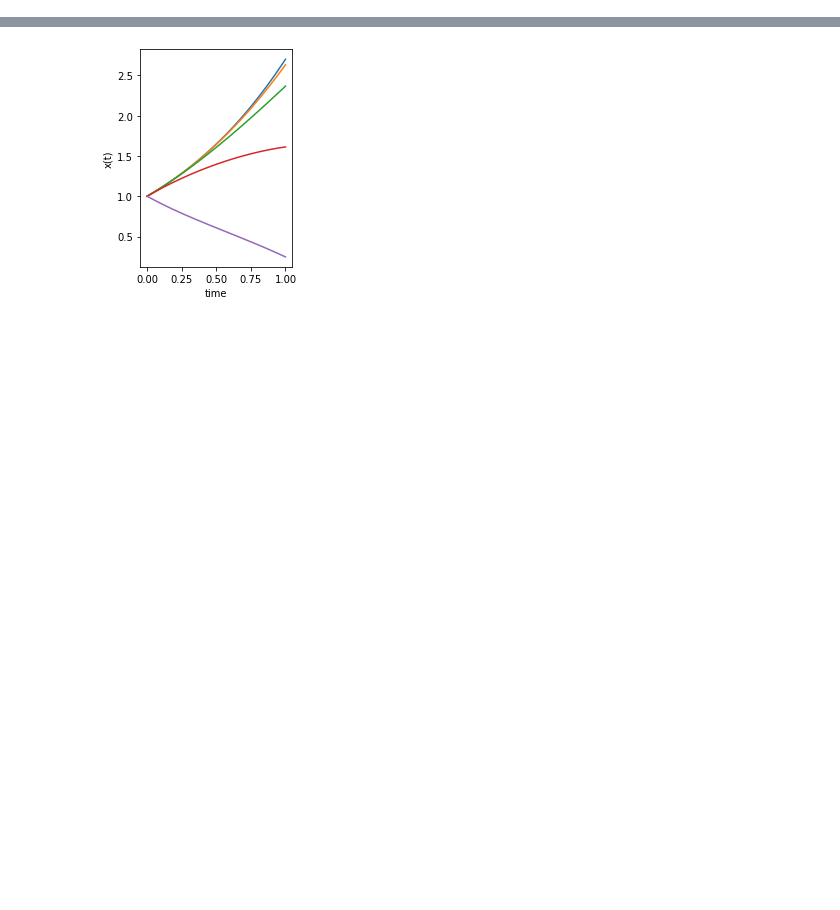
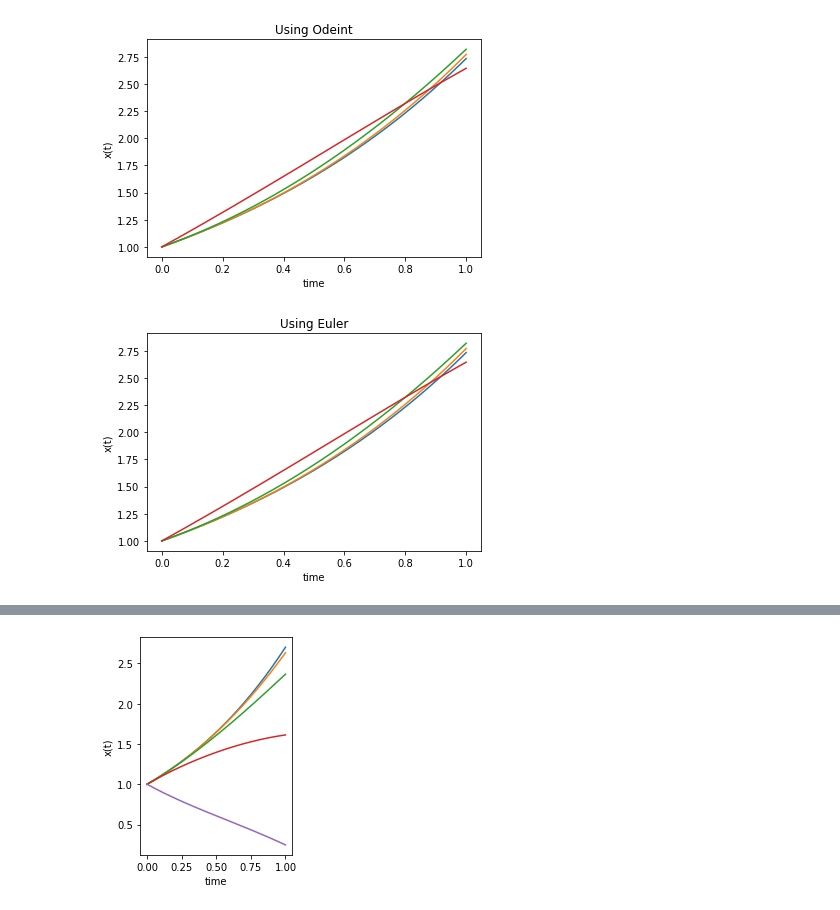
Before and after one commit to EvgenyPetrashko/ControlTheoryCourse, a Jupyter notebook: Lab1ControlTheory.ipynb, the cells around one changed output, grey strips where cells are left out. Saved outputs shown, nothing was run; the diff lists cells and outputs as text; code cells hidden in the pictures; blank space fills up the shorter version.

```diff
--- a/Lab1ControlTheory.ipynb
+++ b/Lab1ControlTheory.ipynb
@@ -204,0 +209,43 @@ Finally, we write it in a matrix form.
+# %%
+import numpy as np
+from scipy.integrate import odeint
+import matplotlib.pyplot as plt
+
+
+def ODE_Euler(f, y0, t):
+    y = [y0]
+    for n in range(0, len(t)-1):
+        y.append(y[n] + f(y[n], t[n])*(t[n+1] - t[n]))
+    return y
+
+
+n = 3
+A = np.array([[0, 1, 0, 0], [0, 0, 1, 0], [0, 0, 0, 1], [-0.4, -0.05, -0.2, 0.7]])
+B = np.array([0, 0, 0, 1.5])
+
+
+def StateSpace(x, t):
+    return A.dot(x) + B
+
+
+time = np.linspace(0, 1, 1000)
+x0 = np.array([1, 1, 1, 1])
+solution1 = odeint(StateSpace, x0, time)
+solution2 = ODE_Euler(StateSpace, x0, time)
+
+plot1 = plt.figure(1)
+plt.title('Using Odeint')
+plt.xlabel('time')
+plt.ylabel('x(t)')
+plt.plot(time, solution1)
+
+plot2 = plt.figure(2)
+plt.title('Using Euler')
+plt.xlabel('time')
+plt.ylabel('x(t)')
+plt.plot(time, solution2)
+
+plt.show()
+# %% [output]
+[figure, added]
+[figure, added]
```
Also changed, not shown: parts of 9 cells of this notebook.
